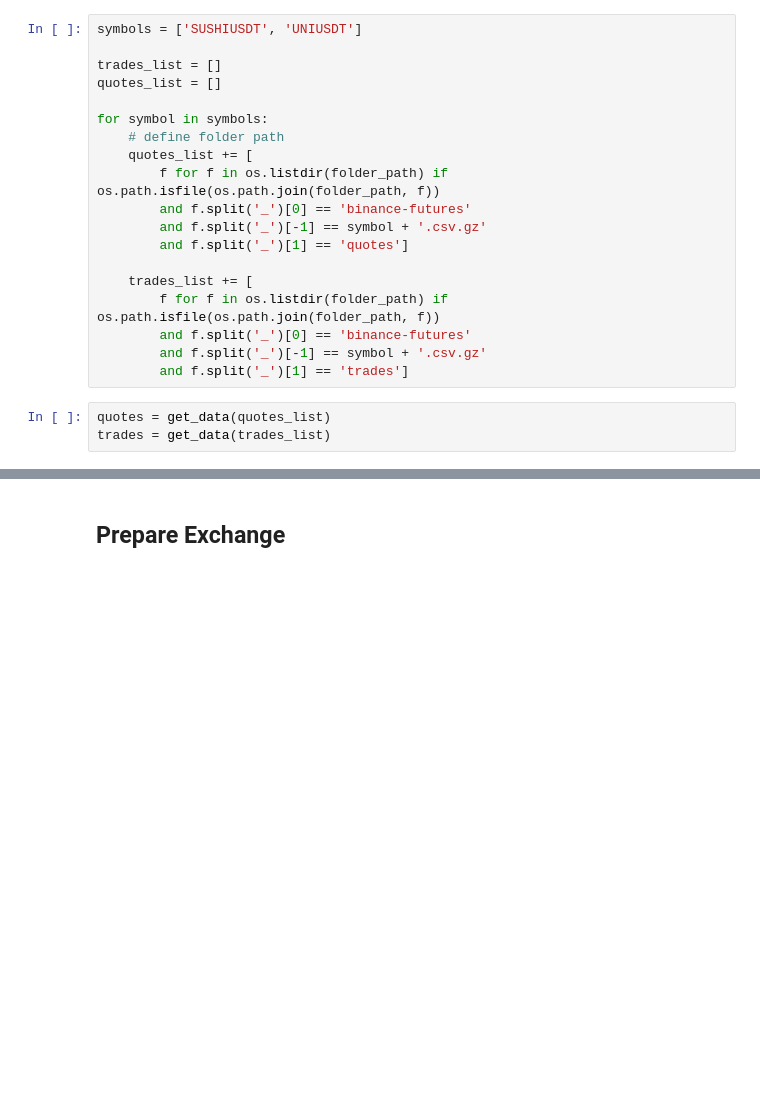
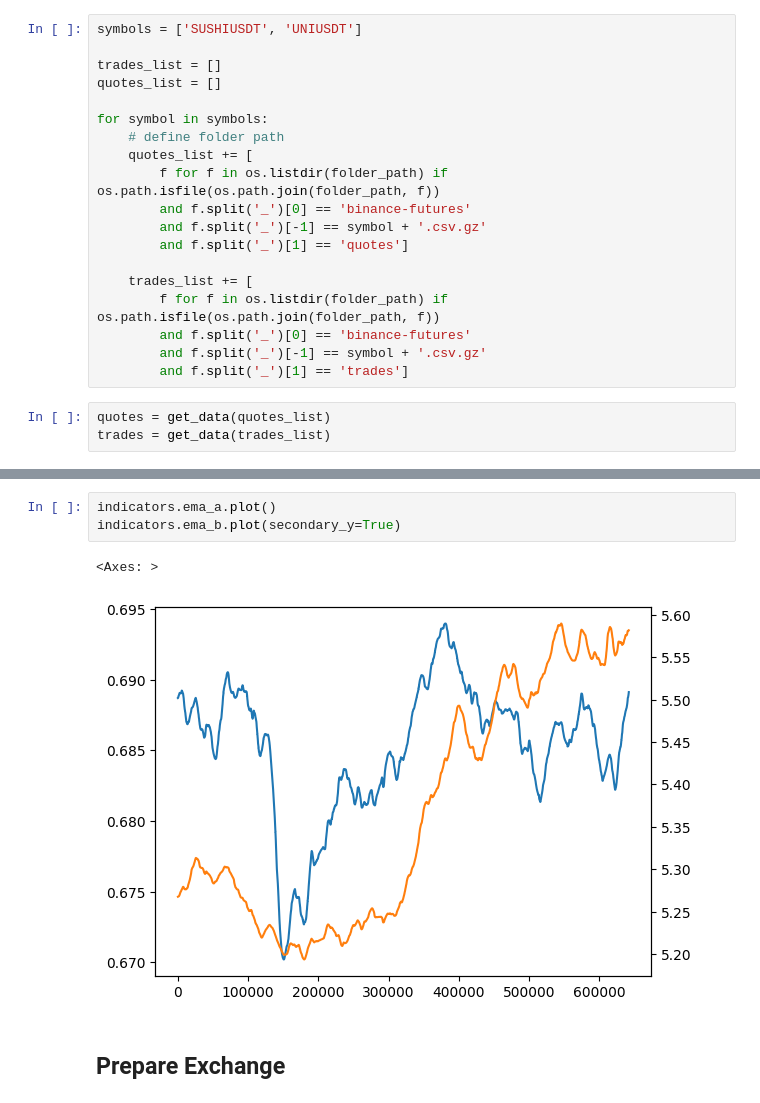
Before and after one commit to jaNGOB/pySimX, a Jupyter notebook: pySimX/examples/Multi-Asset TOB Example.ipynb, the cells around one changed output, grey strips where cells are left out. Drawn from its saved outputs; the diff is of its cells as text; blank space fills up the shorter version.

```diff
--- a/pySimX/examples/Multi-Asset TOB Example.ipynb
+++ b/pySimX/examples/Multi-Asset TOB Example.ipynb
@@ -64,3 +120,9 @@ trades = get_data(trades_list)
+# %%
+indicators.ema_a.plot()
+indicators.ema_b.plot(secondary_y=True)
+# %% [output]
+<Axes: >
+[figure, added]
 # %% [markdown]
 ## Prepare Exchange
 # %%
```
Also changed, not shown: parts of 15 cells of this notebook, 1 other file.
